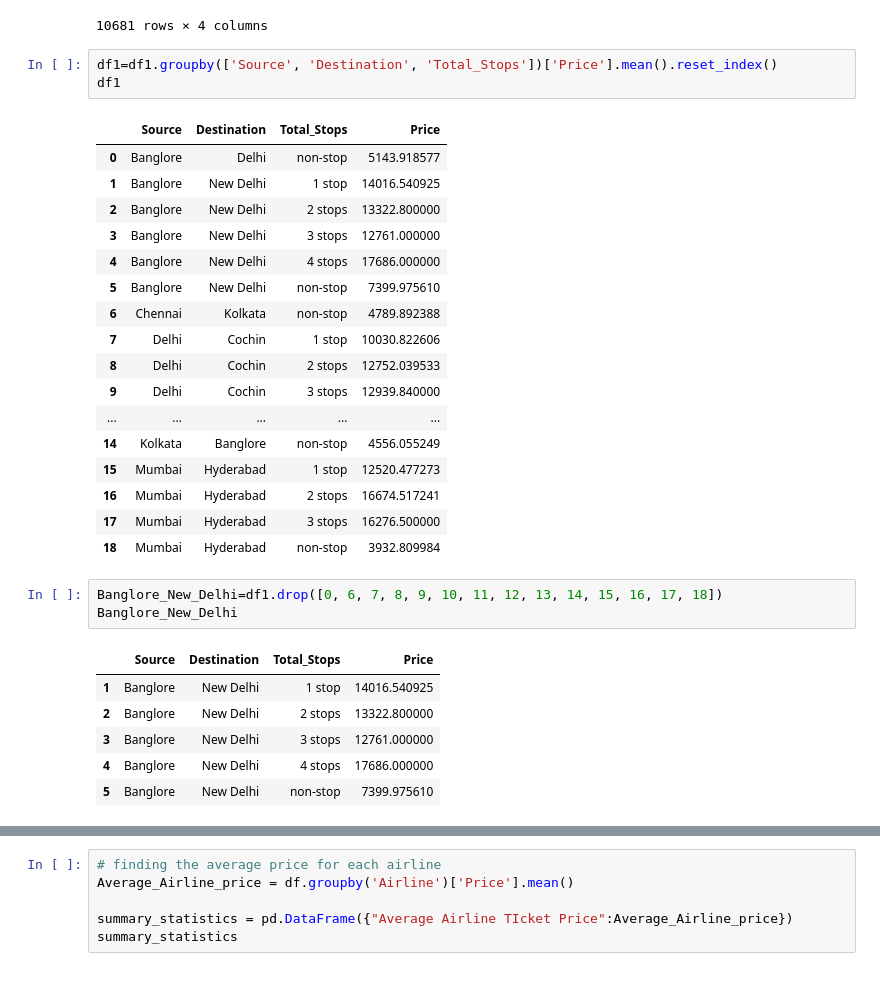
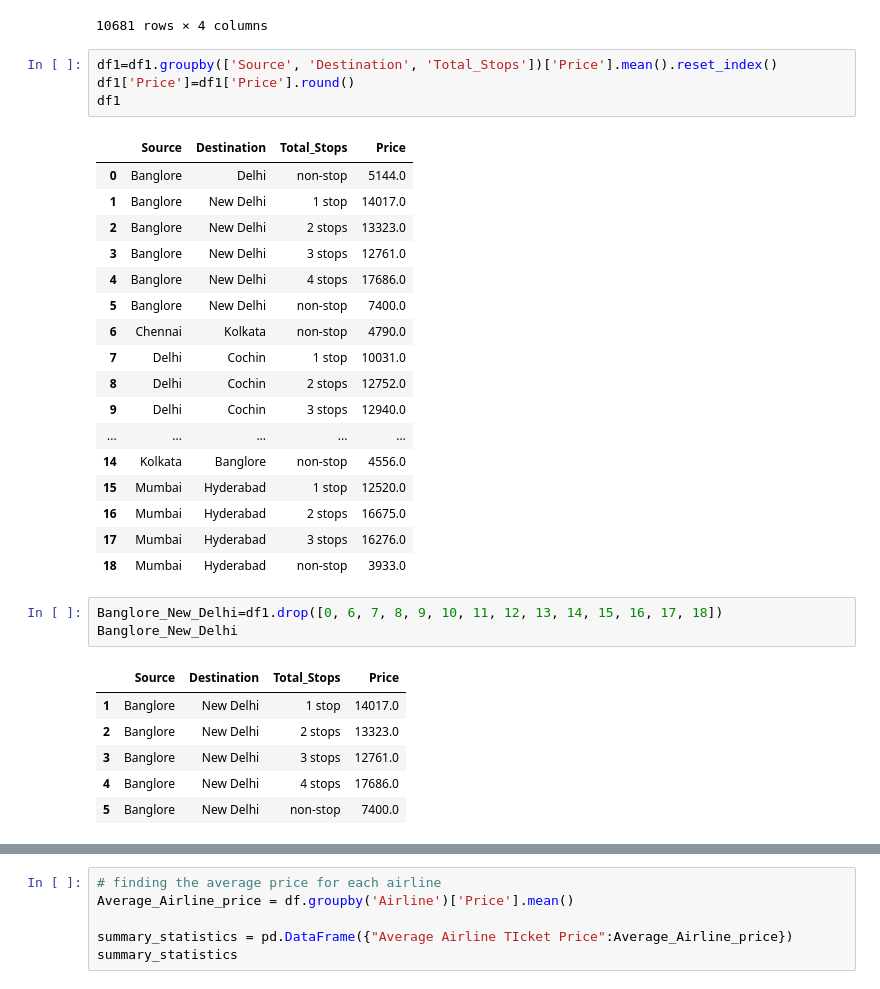
Before and after one commit to mehratif1/Flight_Price_Analysis, a Jupyter notebook: Project1.ipynb, the cells around one changed output, grey strips where cells are left out. Drawn from its saved outputs; the diff is of its cells as text.

```diff
--- a/Project1.ipynb
+++ b/Project1.ipynb
@@ -362,32 +362,33 @@ df1
 10681 rows × 4 columns
 # %%
 df1=df1.groupby(['Source', 'Destination', 'Total_Stops'])['Price'].mean().reset_index()
+df1['Price']=df1['Price'].round()
 df1
 # %% [output]
 |  | Source | Destination | Total_Stops | Price |
-| 0 | Banglore | Delhi | non-stop | 5143.918577 |
-| 1 | Banglore | New Delhi | 1 stop | 14016.540925 |
-| 2 | Banglore | New Delhi | 2 stops | 13322.800000 |
-| 3 | Banglore | New Delhi | 3 stops | 12761.000000 |
-| 4 | Banglore | New Delhi | 4 stops | 17686.000000 |
-| 5 | Banglore | New Delhi | non-stop | 7399.975610 |
-| 6 | Chennai | Kolkata | non-stop | 4789.892388 |
-| 7 | Delhi | Cochin | 1 stop | 10030.822606 |
-| 8 | Delhi | Cochin | 2 stops | 12752.039533 |
-| 9 | Delhi | Cochin | 3 stops | 12939.840000 |
+| 0 | Banglore | Delhi | non-stop | 5144.0 |
+| 1 | Banglore | New Delhi | 1 stop | 14017.0 |
+| 2 | Banglore | New Delhi | 2 stops | 13323.0 |
+| 3 | Banglore | New Delhi | 3 stops | 12761.0 |
+| 4 | Banglore | New Delhi | 4 stops | 17686.0 |
+| 5 | Banglore | New Delhi | non-stop | 7400.0 |
+| 6 | Chennai | Kolkata | non-stop | 4790.0 |
+| 7 | Delhi | Cochin | 1 stop | 10031.0 |
+| 8 | Delhi | Cochin | 2 stops | 12752.0 |
+| 9 | Delhi | Cochin | 3 stops | 12940.0 |
 | ... | ... | ... | ... | ... |
-| 14 | Kolkata | Banglore | non-stop | 4556.055249 |
-| 15 | Mumbai | Hyderabad | 1 stop | 12520.477273 |
-| 16 | Mumbai | Hyderabad | 2 stops | 16674.517241 |
-| 17 | Mumbai | Hyderabad | 3 stops | 16276.500000 |
-| 18 | Mumbai | Hyderabad | non-stop | 3932.809984 |
+| 14 | Kolkata | Banglore | non-stop | 4556.0 |
+| 15 | Mumbai | Hyderabad | 1 stop | 12520.0 |
+| 16 | Mumbai | Hyderabad | 2 stops | 16675.0 |
+| 17 | Mumbai | Hyderabad | 3 stops | 16276.0 |
+| 18 | Mumbai | Hyderabad | non-stop | 3933.0 |
 # %%
 Banglore_New_Delhi=df1.drop([0, 6, 7, 8, 9, 10, 11, 12, 13, 14, 15, 16, 17, 18])
 Banglore_New_Delhi
 # %% [output]
 |  | Source | Destination | Total_Stops | Price |
-| 1 | Banglore | New Delhi | 1 stop | 14016.540925 |
-| 2 | Banglore | New Delhi | 2 stops | 13322.800000 |
-| 3 | Banglore | New Delhi | 3 stops | 12761.000000 |
-| 4 | Banglore | New Delhi | 4 stops | 17686.000000 |
-| 5 | Banglore | New Delhi | non-stop | 7399.975610 |
+| 1 | Banglore | New Delhi | 1 stop | 14017.0 |
+| 2 | Banglore | New Delhi | 2 stops | 13323.0 |
+| 3 | Banglore | New Delhi | 3 stops | 12761.0 |
+| 4 | Banglore | New Delhi | 4 stops | 17686.0 |
+| 5 | Banglore | New Delhi | non-stop | 7400.0 |
```
Also changed, not shown: parts of 4 cells of this notebook.
